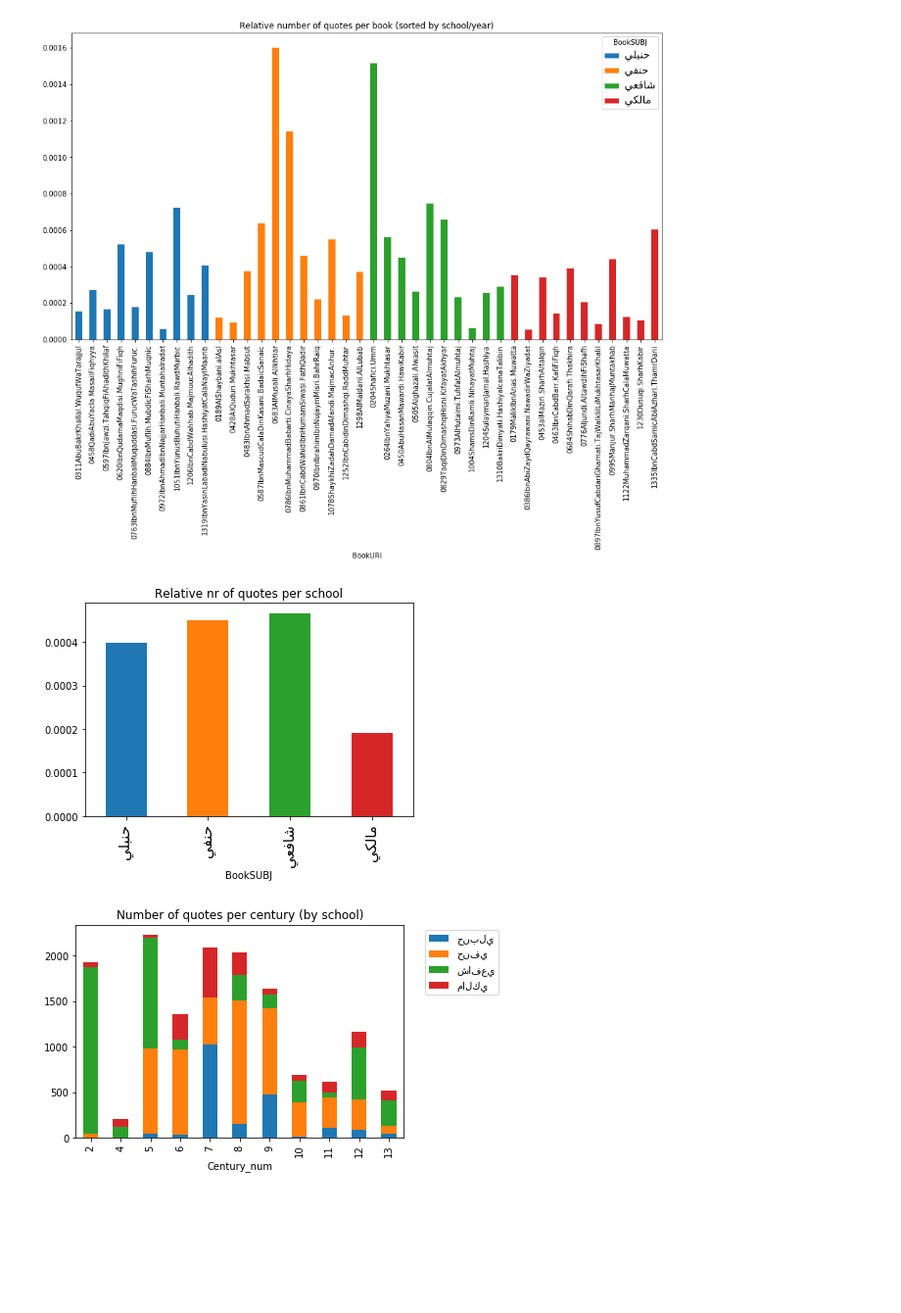
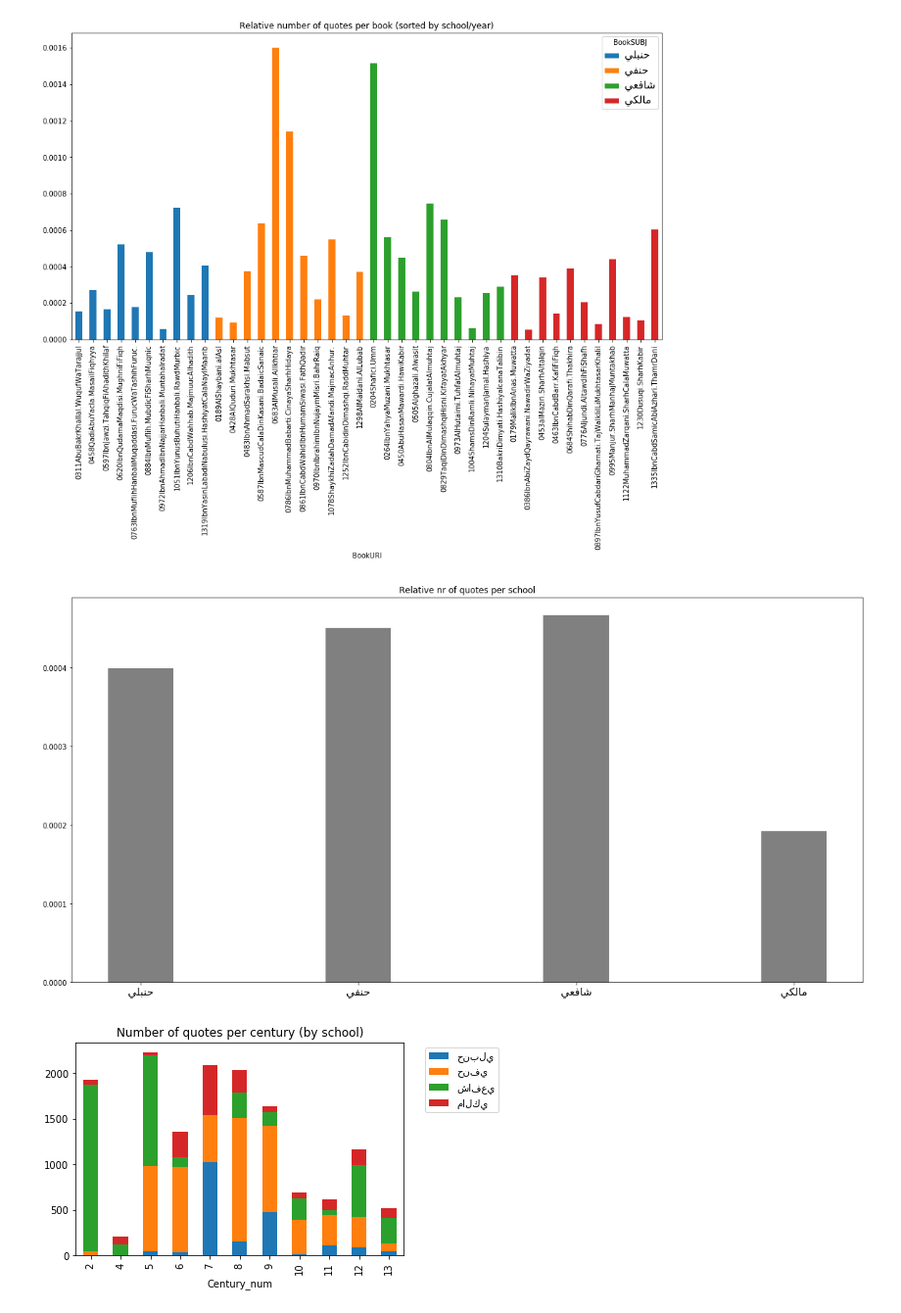
Before and after one commit to arabic-digital-humanities/adhtools, a Jupyter notebook: notebooks/QuranQuotesNetwork.ipynb, the cells around one changed output. Shown: that part at 98% size. Cells and saved outputs as stored; diff of their text form; code cells hidden in the pictures; blank space fills up the shorter version.

```diff
--- a/notebooks/QuranQuotesNetwork.ipynb
+++ b/notebooks/QuranQuotesNetwork.ipynb
@@ -77,11 +62,15 @@ plt.show()
 # %% [output]
 [figure]
 # %%
+import matplotlib
 rel_count_per_school = merged_df.groupby('BookSUBJ')['Weight'].sum() / nr_tokens_per_book.groupby('BookSUBJ').sum()
-barplot = rel_count_per_school.plot(kind='bar')
-barplot.set_xticklabels([reshape_arabic(t.get_text()) for t in barplot.xaxis.get_ticklabels()])
-plt.xticks(fontsize=15)
+#barplot = rel_count_per_school.plot(kind='bar', figsize=(20,10), colormap=)
+plt.subplots(figsize=(20,10))
+barplot = plt.bar(range(len(rel_count_per_school)), rel_count_per_school.values, color='grey', width=0.3)
+#plt.x
+plt.xticks(range(len(rel_count_per_school)), labels=[reshape_arabic(t) for t in rel_count_per_school.index], fontsize=15) #barplot.xaxis.get_ticklabels()])
+#plt.xticks()
 plt.title('Relative nr of quotes per school')
 plt.show()
 # %% [output]
-[figure, old version]
+[figure, new version]
```
Also changed, not shown: parts of 23 cells of this notebook, 10 other files.
